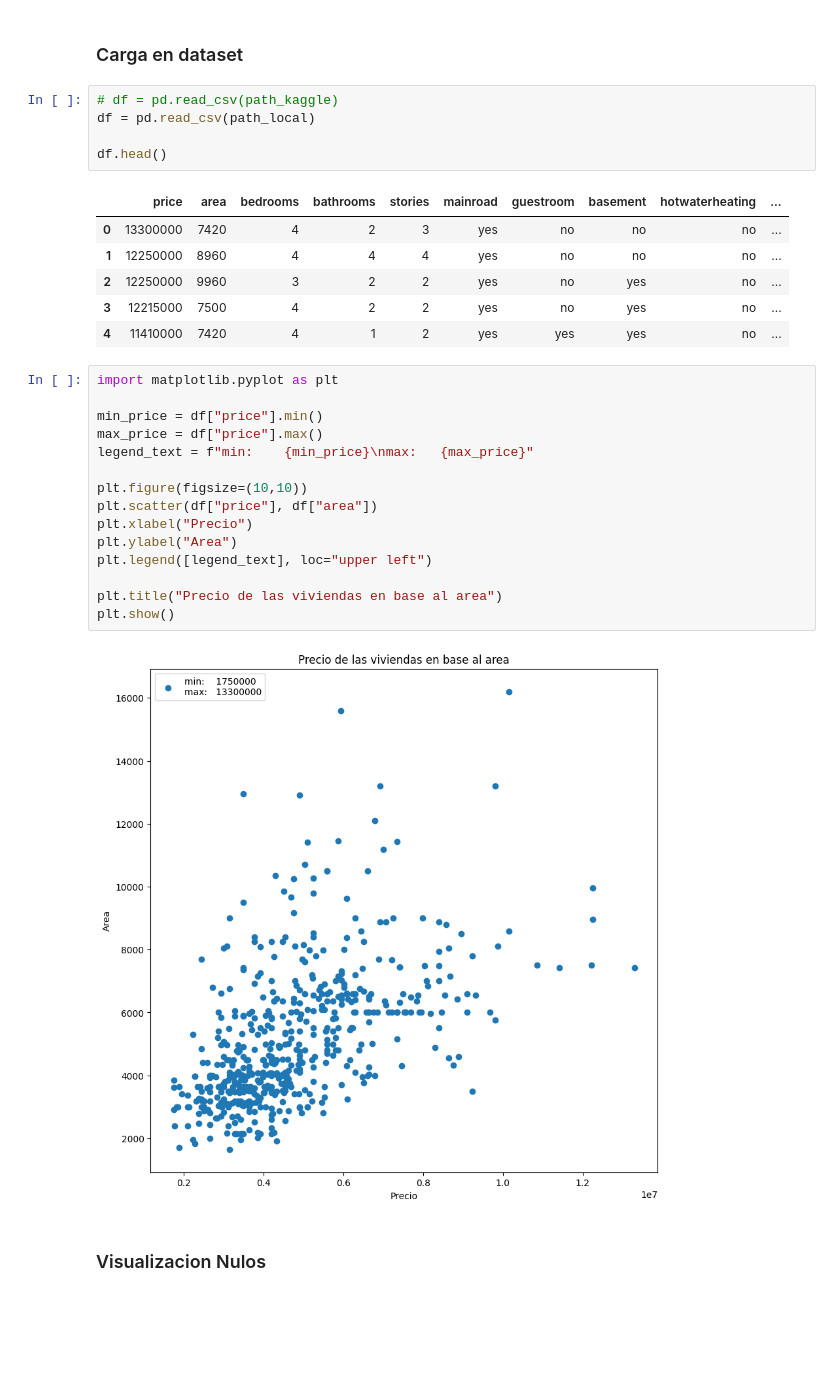
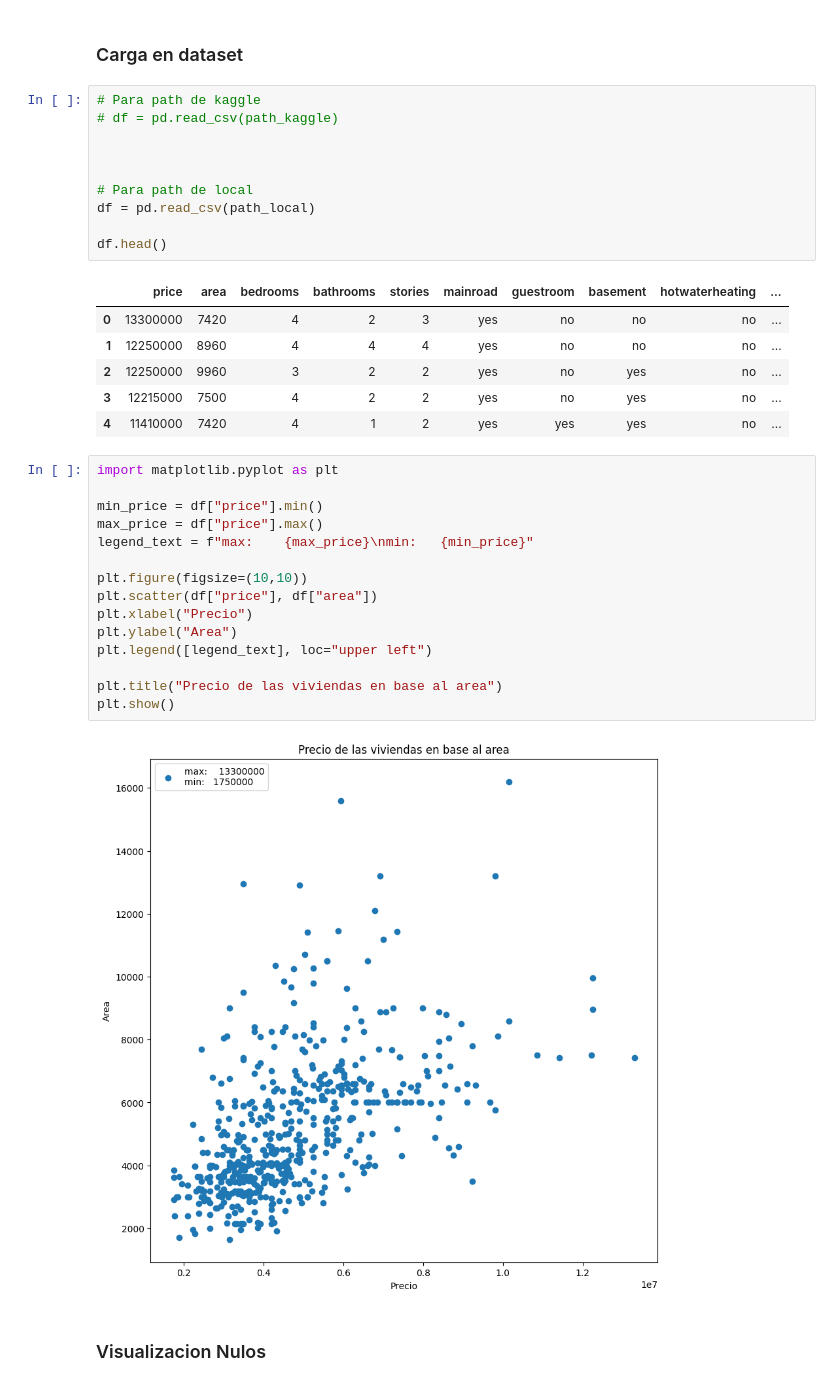
Before and after one commit to Alvaro-diez/Desarrollo-generativa, a Jupyter notebook: casos_de_estudio/caso_1/caso_estudio1.ipynb, the cells around one changed output. Saved outputs shown, nothing was run; the diff lists cells and outputs as text; blank space fills up the shorter version.

```diff
--- a/casos_de_estudio/caso_1/caso_estudio1.ipynb
+++ b/casos_de_estudio/caso_1/caso_estudio1.ipynb
@@ -35,7 +33,12 @@ path_local = "house-dtset.csv"
 # %% [markdown]
 ### Carga en dataset
 # %%
+# Para path de kaggle
 # df = pd.read_csv(path_kaggle)
+
+
+
+# Para path de local
 df = pd.read_csv(path_local)
 
 df.head()
@@ -49,20 +52,20 @@ df.head()
 # %%
 import matplotlib.pyplot as plt
 
 min_price = df["price"].min()
 max_price = df["price"].max()
-legend_text = f"min:    {min_price}\nmax:   {max_price}"
+legend_text = f"max:    {max_price}\nmin:   {min_price}"
 
 plt.figure(figsize=(10,10))
 plt.scatter(df["price"], df["area"])
 plt.xlabel("Precio")
 plt.ylabel("Area")
 plt.legend([legend_text], loc="upper left")
 
 plt.title("Precio de las viviendas en base al area")
 plt.show()
 # %% [output]
-[figure, old version]
+[figure, new version]
 # %% [markdown]
 ### Visualizacion Nulos
 # %%
```
Also changed, not shown: parts of 46 cells of this notebook, 9 other files.
